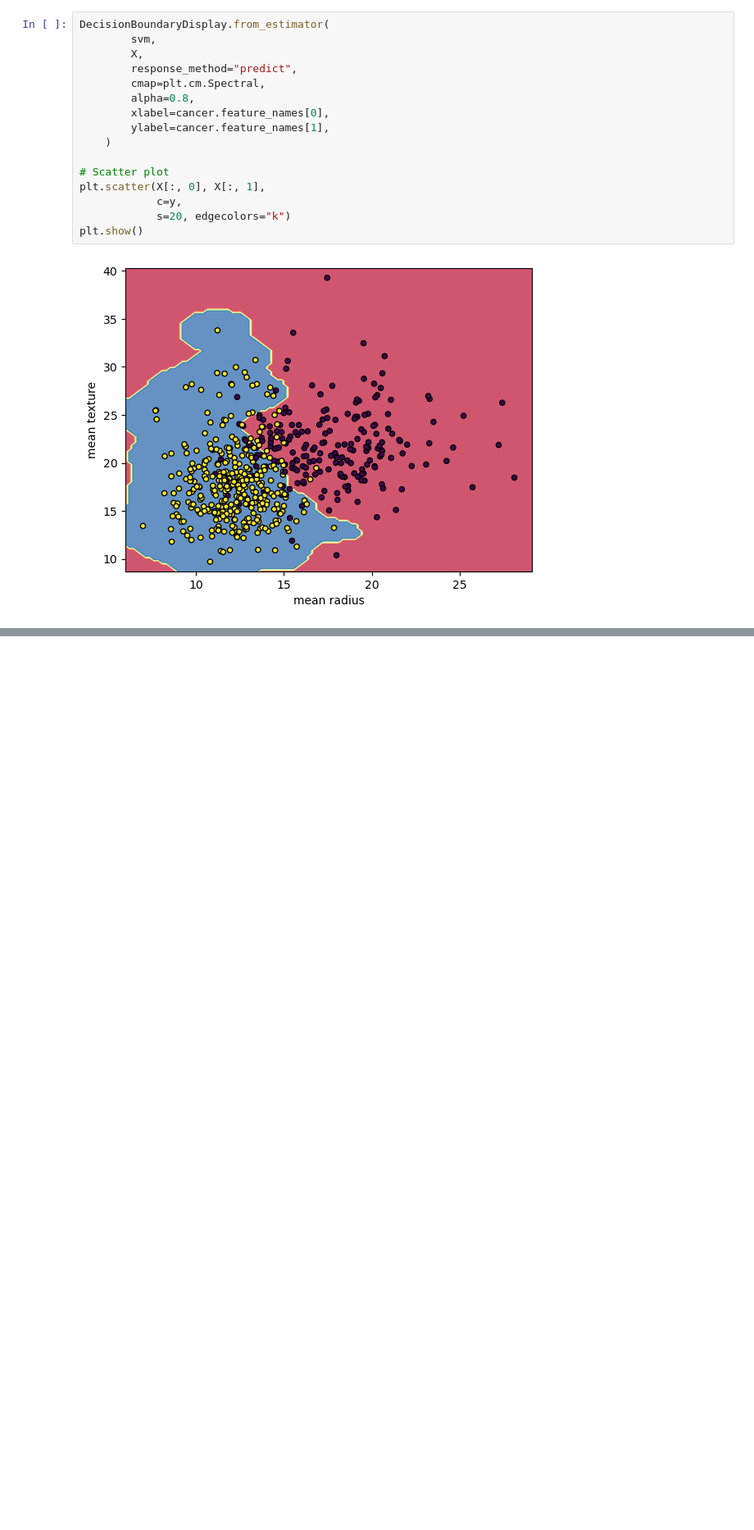
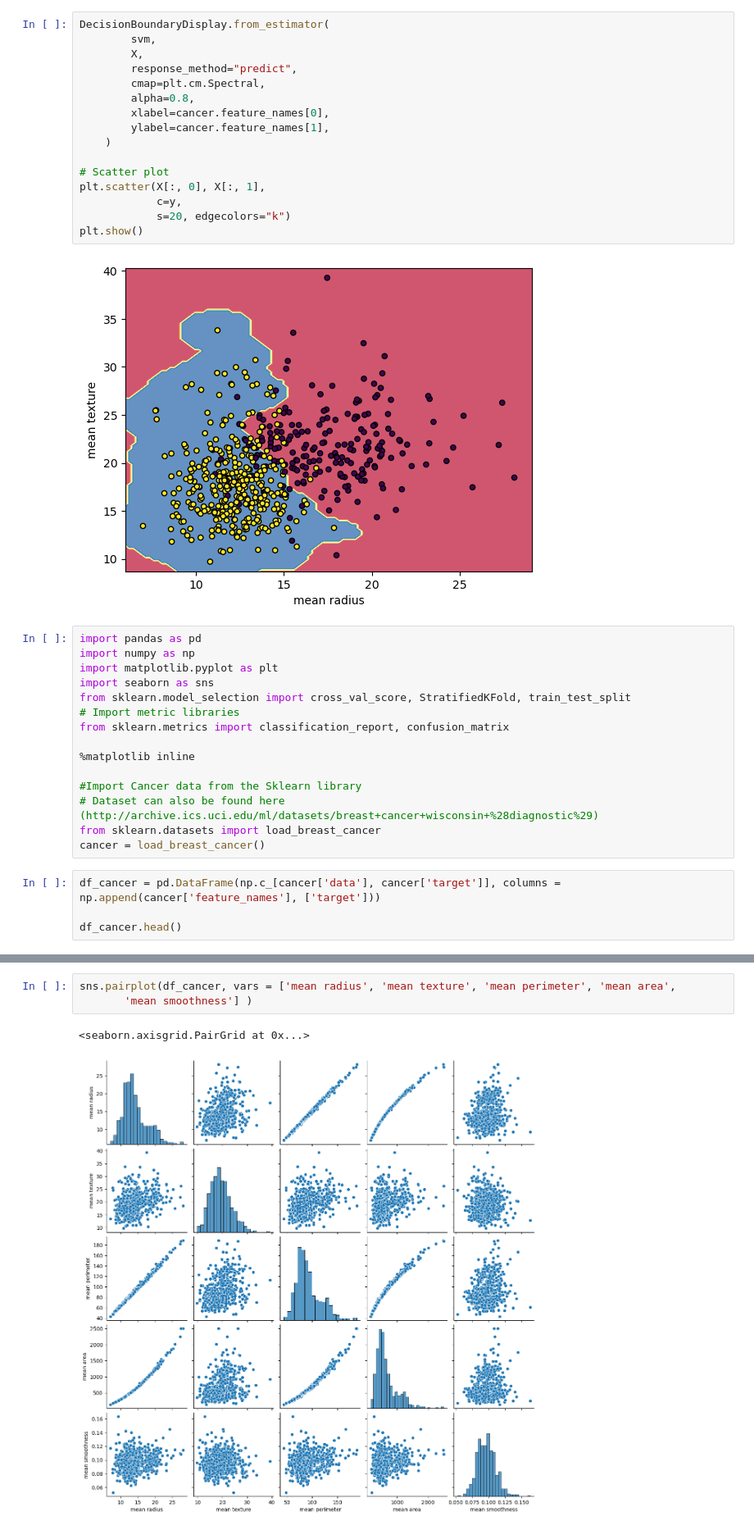
Before and after one commit to keithmmc/machinelearning, a Jupyter notebook: SVM/svm1.ipynb, the cells around one changed output, grey strips where cells are left out. Shown at 82% size. Saved outputs shown, nothing was run; the diff lists cells and outputs as text; blank space fills up the shorter version.

```diff
--- a/SVM/svm1.ipynb
+++ b/SVM/svm1.ipynb
@@ -31,3 +31,22 @@ plt.scatter(X[:, 0], X[:, 1],
 plt.show()
 # %% [output]
 [figure]
+# %%
+import pandas as pd
+import numpy as np
+import matplotlib.pyplot as plt
+import seaborn as sns
+from sklearn.model_selection import cross_val_score, StratifiedKFold, train_test_split
+# Import metric libraries
+from sklearn.metrics import classification_report, confusion_matrix
+
+%matplotlib inline
+
+#Import Cancer data from the Sklearn library
+# Dataset can also be found here (http://archive.ics.uci.edu/ml/datasets/breast+cancer+wisconsin+%28diagnostic%29)
+from sklearn.datasets import load_breast_cancer
+cancer = load_breast_cancer()
+# %%
+df_cancer = pd.DataFrame(np.c_[cancer['data'], cancer['target']], columns = np.append(cancer['feature_names'], ['target']))
+
+df_cancer.head()
@@ -33,0 +61,6 @@ plt.show()
+# %%
+sns.pairplot(df_cancer, vars = ['mean radius', 'mean texture', 'mean perimeter', 'mean area',
+       'mean smoothness'] )
+# %% [output]
+<seaborn.axisgrid.PairGrid at 0x...>
+[figure, added]
```
Also changed, not shown: parts of 45 cells of this notebook.
